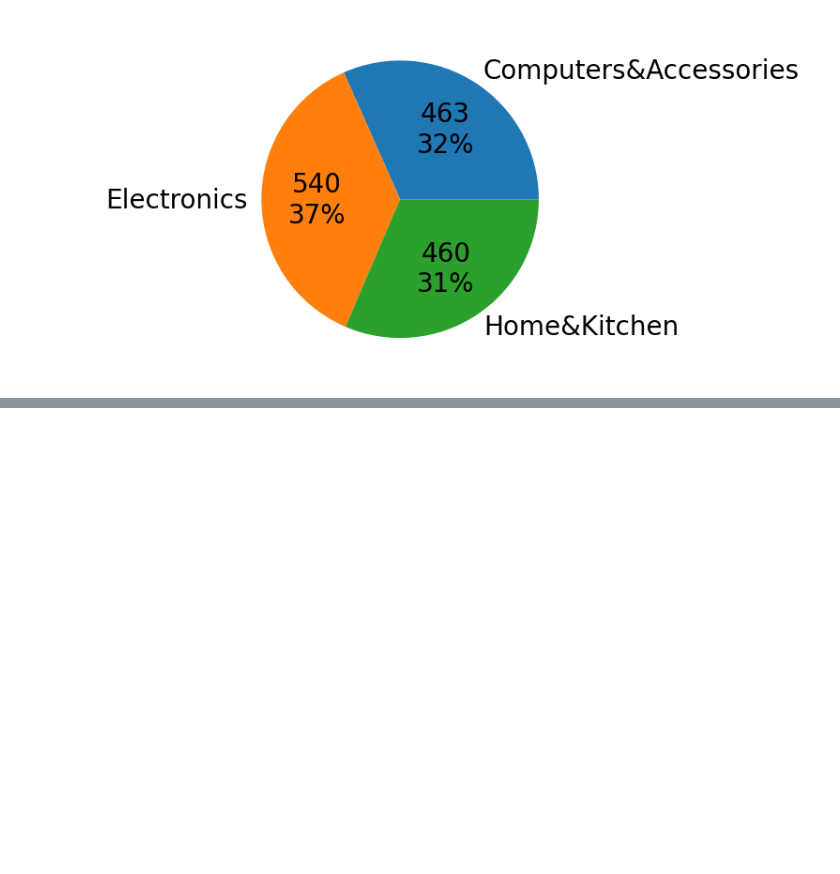
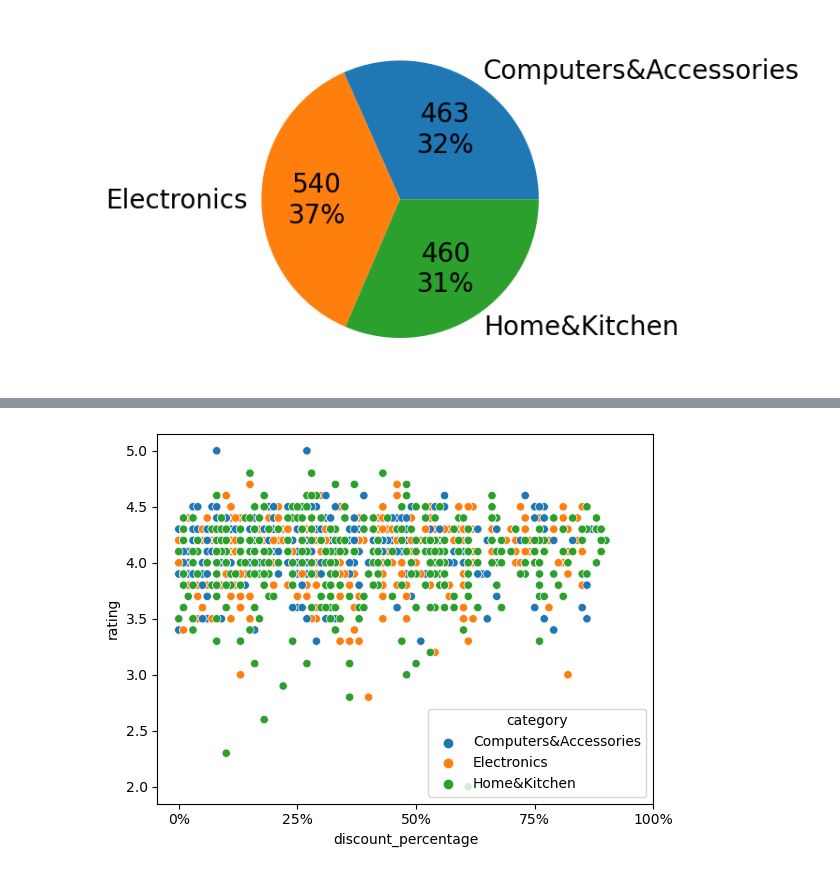
Before and after one commit to mlopez60/Project1, a Jupyter notebook: amazon_sales_analysis.ipynb, the cells around one changed output, grey strips where cells are left out. Cells and saved outputs as stored; diff of their text form; code cells hidden in the pictures; blank space fills up the shorter version.

```diff
--- a/amazon_sales_analysis.ipynb
+++ b/amazon_sales_analysis.ipynb
@@ -204,0 +229,8 @@ plt.show()
+# %%
+ax = sns.scatterplot(x = 'discount_percentage', y = 'rating', data = focused_category_data,
+                     hue = 'category')
+ax.set_xticks([0, 25, 50, 75, 100])
+ax.set_xticklabels(["0%", "25%", "50%", "75%", "100%"])
+plt.show()
+# %% [output]
+[figure, added]
```
Also changed, not shown: parts of 3 cells of this notebook.
